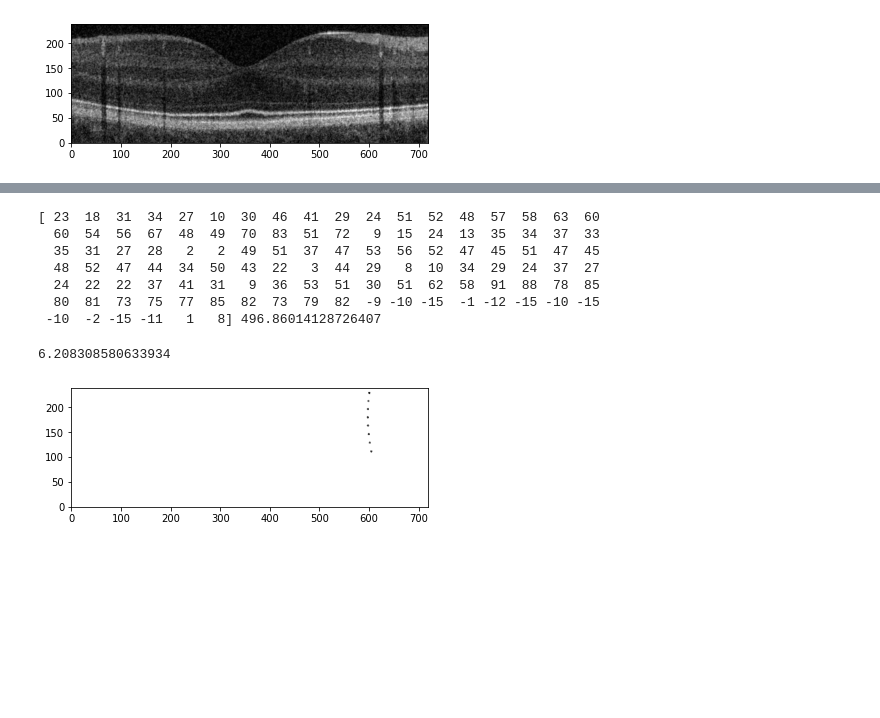
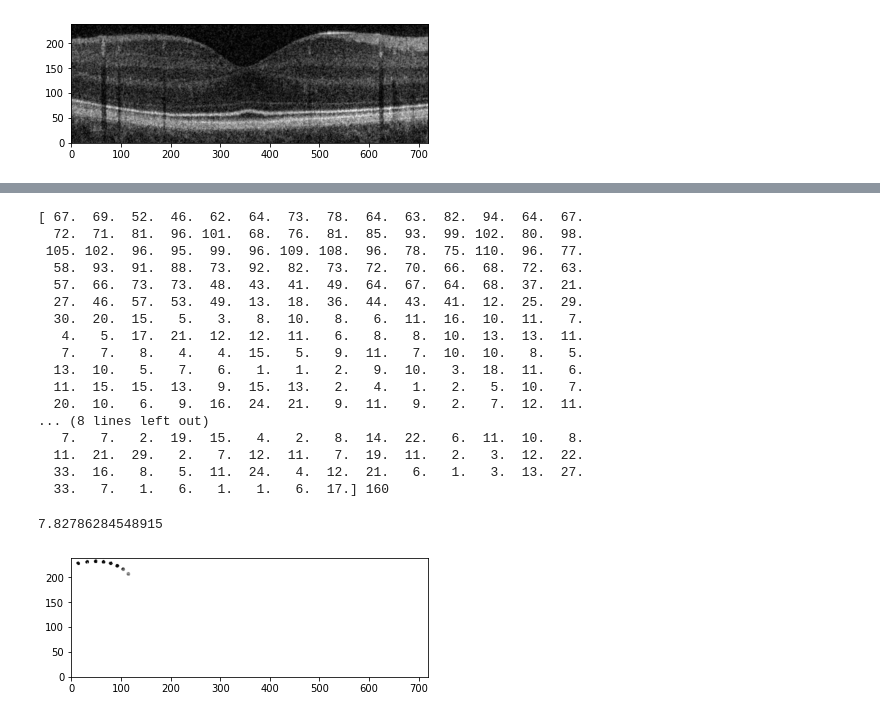
Before and after one commit to Will-H007/Camouflage-Worms, a Jupyter notebook: CamoWorms/CamoWorms.ipynb, the cells around one changed output, grey strips where cells are left out. Cells and saved outputs as stored; diff of their text form; code cells hidden in the pictures; blank space fills up the shorter version.

Commit message:
edit color cost

```diff
--- a/CamoWorms/CamoWorms.ipynb
+++ b/CamoWorms/CamoWorms.ipynb
@@ -483,7 +483,7 @@ plt.gca().invert_yaxis()
 import numpy as np
 
 # masked for a particular worm (example: worm 4)
-worm_index = 3
+worm_index = 4
 binary_mask = (masked_img == worm_index).astype(np.uint8)
 
 # Apply the binary mask to the image
@@ -501,18 +501,18 @@ def color_cost(original_image,masked_image, worm_index, clew):
     # masked for a particular worm (example: worm 4)
     binary_mask = (masked_image == worm_index).astype(np.uint8)
     # The selected_masked_image separates the selected worm from other worms in the old masked_image
-    selected_masked_image = masked_image * binary_mask[:, :]
+    selected_masked_image = masked_image * binary_mask[:, :] / worm_index
 
 
     # Now mask the original background for the selected worm
     orig = original_image.copy()  # Create a copy to avoid modifying the original array
     orig = orig * selected_masked_image[:,:]
     non_zero_masked = orig != 0
-
+    print(orig[non_zero_masked], round(clew[worm_index - 1].colour * 255))
     orig[non_zero_masked] -= round(clew[worm_index - 1].colour * 255)
-    orig[~non_zero_masked] = 255
+    orig[~non_zero_masked] = 0
     magnitude = np.linalg.norm(orig[non_zero_masked]).mean()
-    print(orig[non_zero_masked], magnitude)
+    # print(orig[non_zero_masked], magnitude)
     plt.imshow( orig, cmap='gray')  # Display the modified original image
     plt.gca().invert_yaxis()
 
@@ -531,12 +531,22 @@ drawing.show()
 # %%
-color_cost(original_image, masked_img, 1, clew)
+color_cost(original_image, masked_img, 5, clew)
 # %% [output]
-[ 23  18  31  34  27  10  30  46  41  29  24  51  52  48  57  58  63  60
-  60  54  56  67  48  49  70  83  51  72   9  15  24  13  35  34  37  33
-  35  31  27  28   2   2  49  51  37  47  53  56  52  47  45  51  47  45
-  48  52  47  44  34  50  43  22   3  44  29   8  10  34  29  24  37  27
-  24  22  22  37  41  31   9  36  53  51  30  51  62  58  91  88  78  85
-  80  81  73  75  77  85  82  73  79  82  -9 -10 -15  -1 -12 -15 -10 -15
- -10  -2 -15 -11   1   8] 496.86014128726407
+[ 67.  69.  52.  46.  62.  64.  73.  78.  64.  63.  82.  94.  64.  67.
+  72.  71.  81.  96. 101.  68.  76.  81.  85.  93.  99. 102.  80.  98.
+ 105. 102.  96.  95.  99.  96. 109. 108.  96.  78.  75. 110.  96.  77.
+  58.  93.  91.  88.  73.  92.  82.  73.  72.  70.  66.  68.  72.  63.
+  57.  66.  73.  73.  48.  43.  41.  49.  64.  67.  64.  68.  37.  21.
+  27.  46.  57.  53.  49.  13.  18.  36.  44.  43.  41.  12.  25.  29.
+  30.  20.  15.   5.   3.   8.  10.   8.   6.  11.  16.  10.  11.   7.
+   4.   5.  17.  21.  12.  12.  11.   6.   8.   8.  10.  13.  13.  11.
+   7.   7.   8.   4.   4.  15.   5.   9.  11.   7.  10.  10.   8.   5.
+  13.  10.   5.   7.   6.   1.   1.   2.   9.  10.   3.  18.  11.   6.
+  11.  15.  15.  13.   9.  15.  13.   2.   4.   1.   2.   5.  10.   7.
+  20.  10.   6.   9.  16.  24.  21.   9.  11.   9.   2.   7.  12.  11.
+... (8 lines left out)
+   7.   7.   2.  19.  15.   4.   2.   8.  14.  22.   6.  11.  10.   8.
+  11.  21.  29.   2.   7.  12.  11.   7.  19.  11.   2.   3.  12.  22.
+  33.  16.   8.   5.  11.  24.   4.  12.  21.   6.   1.   3.  13.  27.
+  33.   7.   1.   6.   1.   1.   6.  17.] 160
-6.208308580633934
+7.82786284548915
-[figure, old version]
+[figure, new version]
```
Also changed, not shown: parts of 11 cells of this notebook, 6 other files.
